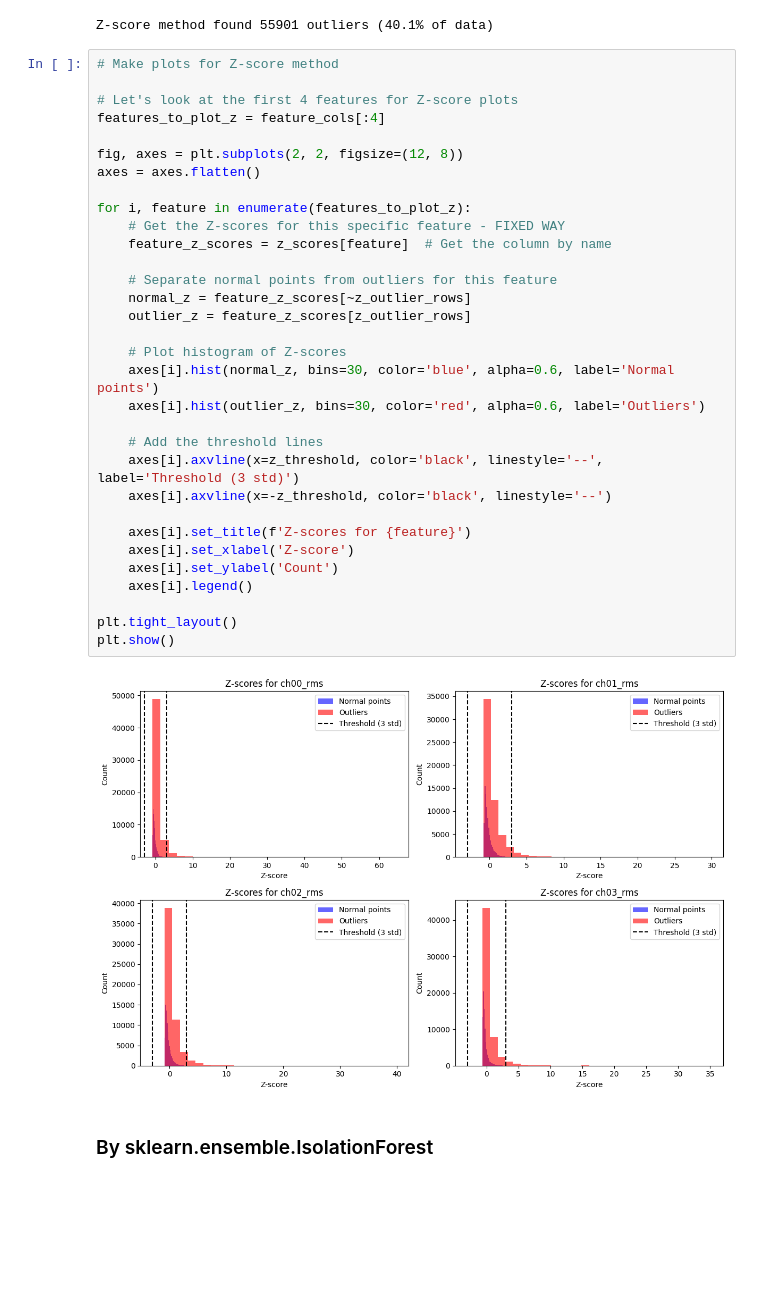
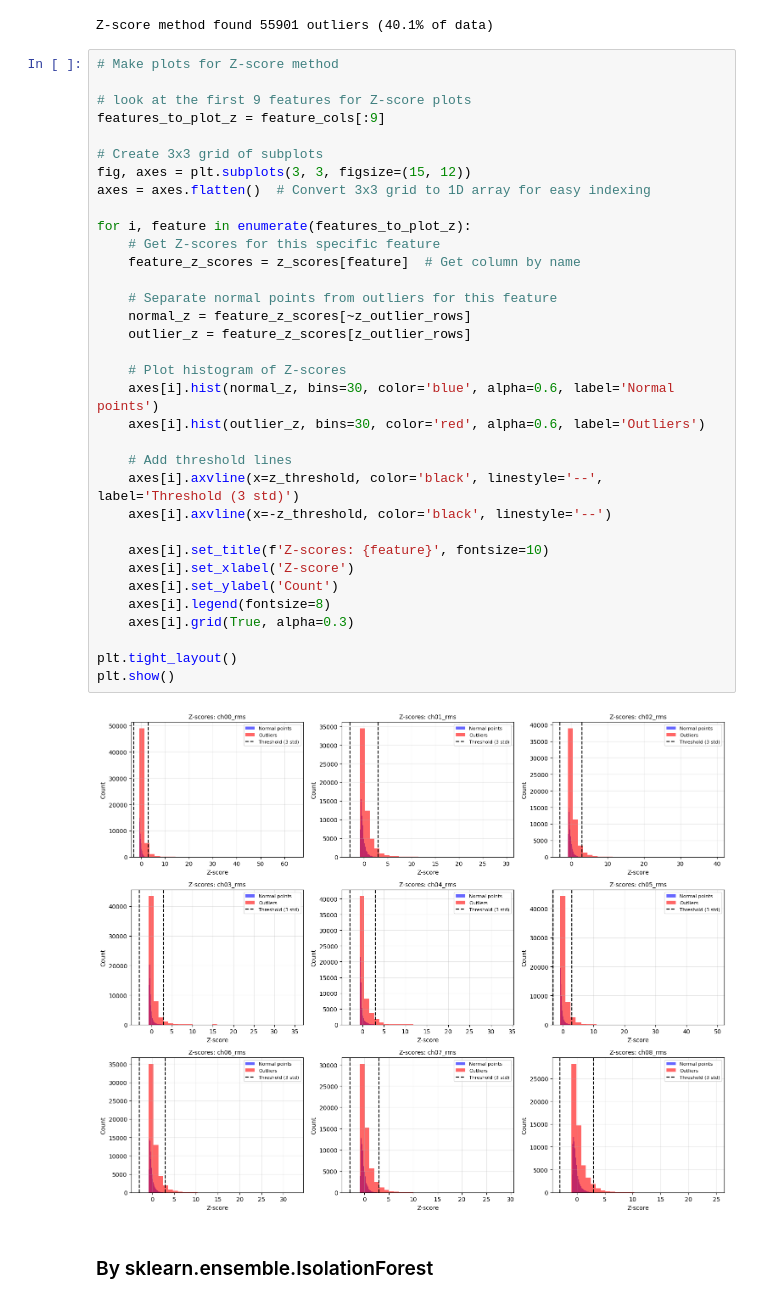
Before and after one commit to Erdos-Projects/fall-2025-gesture-recognition, a Jupyter notebook: notebooks/eda_DRAFT.ipynb, the cells around one changed output. Cells and saved outputs as stored; diff of their text form; blank space fills up the shorter version.

```diff
--- a/notebooks/eda_DRAFT.ipynb
+++ b/notebooks/eda_DRAFT.ipynb
@@ -349,40 +350,42 @@ z_outlier_percent = (z_outlier_count / len(df_clean)) * 100
 print(f"Z-score method found {z_outlier_count} outliers ({z_outlier_percent:.1f}% of data)")
 # %% [output]
 Z-score method found 55901 outliers (40.1% of data)
-# %%
-# Make plots for Z-score method
-
-# Let's look at the first 4 features for Z-score plots
-features_to_plot_z = feature_cols[:4]
-
-fig, axes = plt.subplots(2, 2, figsize=(12, 8))
-axes = axes.flatten()
-
-for i, feature in enumerate(features_to_plot_z):
-    # Get the Z-scores for this specific feature - FIXED WAY
-    feature_z_scores = z_scores[feature]  # Get the column by name
-
-    # Separate normal points from outliers for this feature
-    normal_z = feature_z_scores[~z_outlier_rows]
-    outlier_z = feature_z_scores[z_outlier_rows]
-
-    # Plot histogram of Z-scores
-    axes[i].hist(normal_z, bins=30, color='blue', alpha=0.6, label='Normal points')
-    axes[i].hist(outlier_z, bins=30, color='red', alpha=0.6, label='Outliers')
-
-    # Add the threshold lines
-    axes[i].axvline(x=z_threshold, color='black', linestyle='--', label='Threshold (3 std)')
-    axes[i].axvline(x=-z_threshold, color='black', linestyle='--')
-
-    axes[i].set_title(f'Z-scores for {feature}')
-    axes[i].set_xlabel('Z-score')
-    axes[i].set_ylabel('Count')
-    axes[i].legend()
-
-plt.tight_layout()
-plt.show()
-# %% [output]
-[figure, removed]
+# %%
+# Make plots for Z-score method
+
+# look at the first 9 features for Z-score plots
+features_to_plot_z = feature_cols[:9]
+
+# Create 3x3 grid of subplots
+fig, axes = plt.subplots(3, 3, figsize=(15, 12))
+axes = axes.flatten()  # Convert 3x3 grid to 1D array for easy indexing
+
+for i, feature in enumerate(features_to_plot_z):
+    # Get Z-scores for this specific feature
+    feature_z_scores = z_scores[feature]  # Get column by name
+
+    # Separate normal points from outliers for this feature
+    normal_z = feature_z_scores[~z_outlier_rows]
+    outlier_z = feature_z_scores[z_outlier_rows]
+
+    # Plot histogram of Z-scores
+    axes[i].hist(normal_z, bins=30, color='blue', alpha=0.6, label='Normal points')
+    axes[i].hist(outlier_z, bins=30, color='red', alpha=0.6, label='Outliers')
+
+    # Add threshold lines
+    axes[i].axvline(x=z_threshold, color='black', linestyle='--', label='Threshold (3 std)')
+    axes[i].axvline(x=-z_threshold, color='black', linestyle='--')
+
+    axes[i].set_title(f'Z-scores: {feature}', fontsize=10)
+    axes[i].set_xlabel('Z-score')
+    axes[i].set_ylabel('Count')
+    axes[i].legend(fontsize=8)
+    axes[i].grid(True, alpha=0.3)
+
+plt.tight_layout()
+plt.show()
+# %% [output]
+[figure, added]
 # %% [markdown]
 ### By sklearn.ensemble.IsolationForest
 # %%
```
Also changed, not shown: parts of 17 cells of this notebook.
